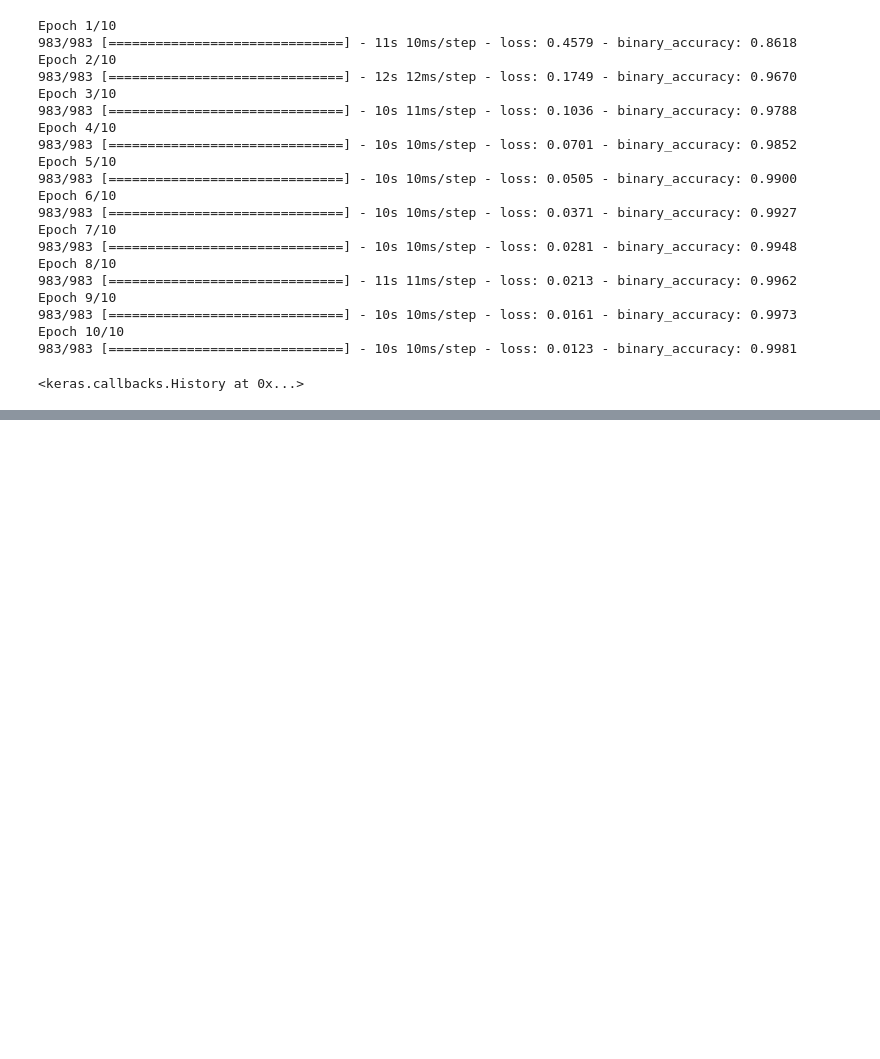
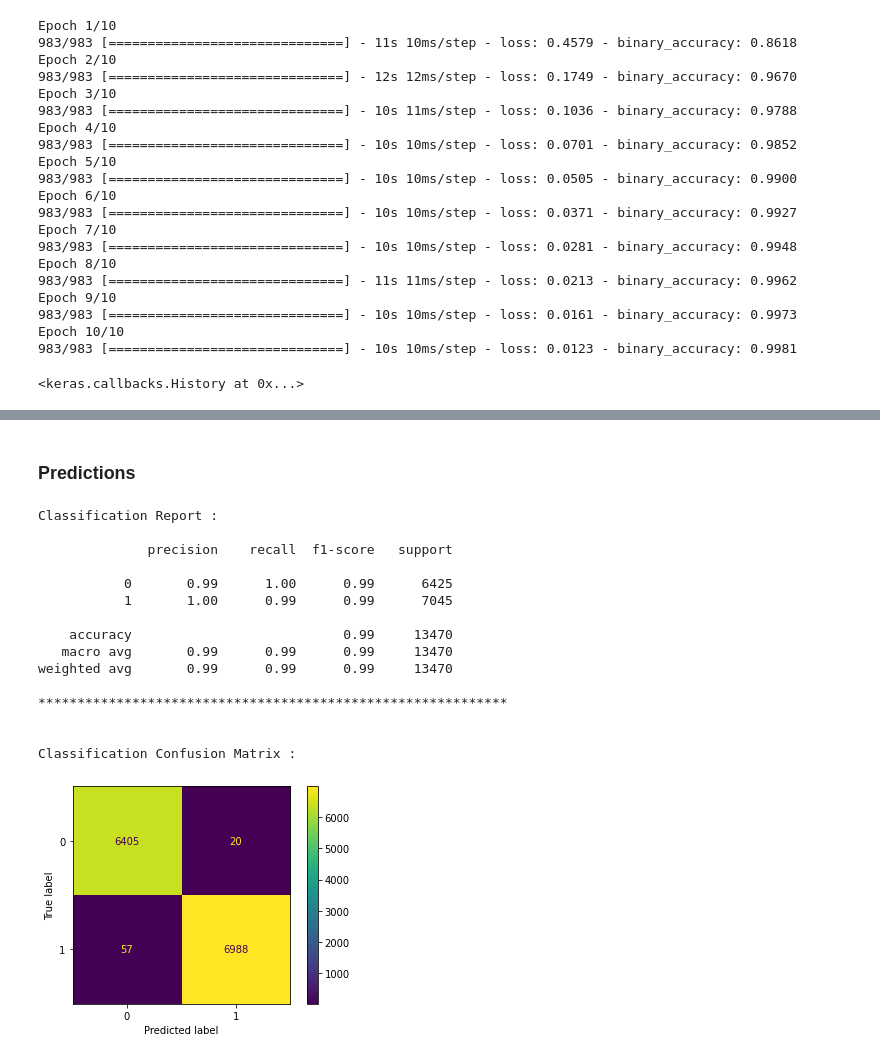
Before and after one commit to suvigyajain0101/Kaggle, a Jupyter notebook: FakeNewsPrediction/FakeNewsPrediction_Experiments.ipynb, the cells around one changed output, grey strips where cells are left out. Cells and saved outputs as stored; diff of their text form; code cells hidden in the pictures; blank space fills up the shorter version.

Commit message:
Added Tensorflow model results

```diff
--- a/FakeNewsPrediction/FakeNewsPrediction_Experiments.ipynb
+++ b/FakeNewsPrediction/FakeNewsPrediction_Experiments.ipynb
@@ -328,0 +340,35 @@ Epoch 10/10
+# %% [markdown]
+### Predictions
+# %%
+predicted = [i[0] for i in (model.predict(test_ds) > 0.5).astype("int32")]
+# %%
+from sklearn import metrics
+from sklearn.metrics import confusion_matrix, ConfusionMatrixDisplay
+
+# Print the classification report
+print('Classification Report : \n')
+print(metrics.classification_report(y_test, predicted))
+print('*'*60)
+print('\n')
+# Print Confusion matrix
+print('Classification Confusion Matrix : \n')
+cm = confusion_matrix(y_test, predicted)
+cmd = ConfusionMatrixDisplay(cm, display_labels=[0,1])
+cmd.plot();
+# %% [output]
+Classification Report :
+
+              precision    recall  f1-score   support
+
+           0       0.99      1.00      0.99      6425
+           1       1.00      0.99      0.99      7045
+
+    accuracy                           0.99     13470
+   macro avg       0.99      0.99      0.99     13470
+weighted avg       0.99      0.99      0.99     13470
+
+************************************************************
+
+
+Classification Confusion Matrix :
+[figure, added]
```
Also changed, not shown: parts of 2 cells of this notebook.
